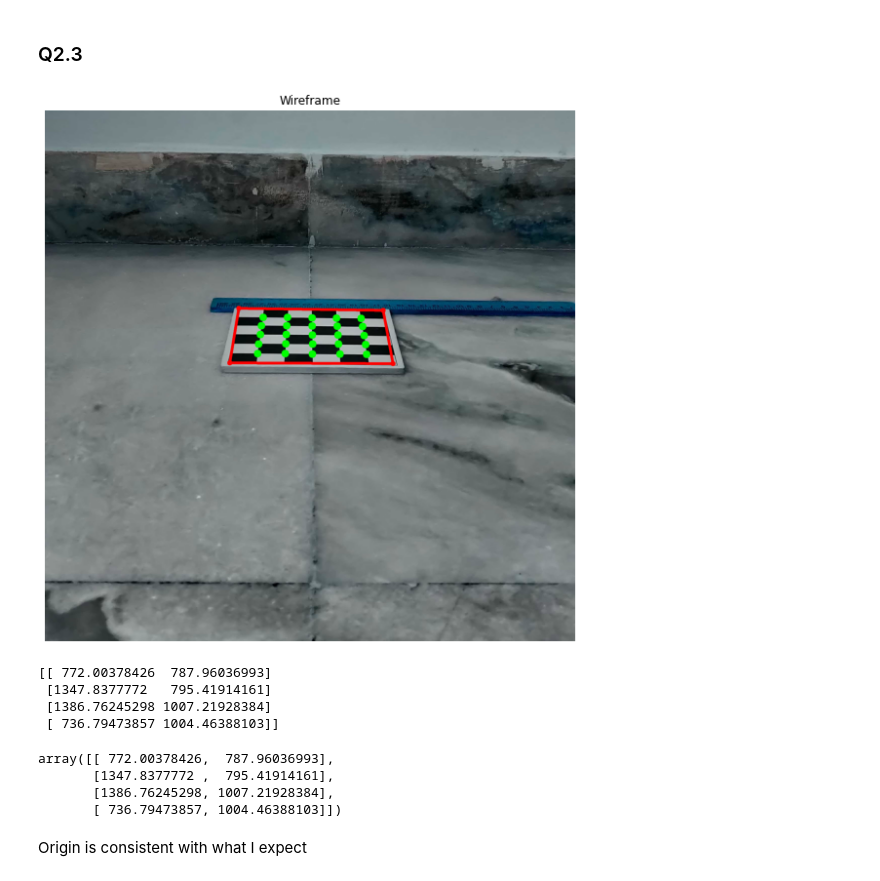
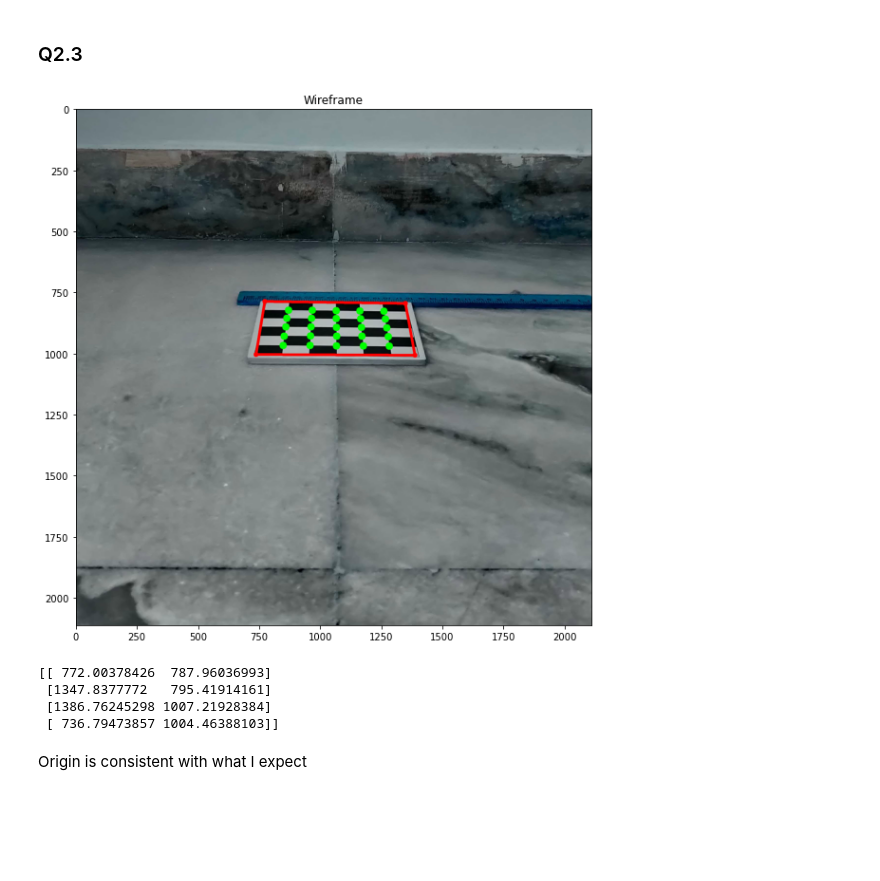
Before and after one commit to vatsasree/CV-Assignment-1, a Jupyter notebook: Assign1 - Sreevatsa.ipynb, the cells around one changed output. Drawn from its saved outputs; the diff is of its cells as text; code cells hidden in the pictures; blank space fills up the shorter version.

```diff
--- a/Assign1.ipynb
+++ b/Assign1 - Sreevatsa.ipynb
@@ -679,31 +679,29 @@ plot_wireframe(checkboard2, wireff2)
 # %%
 dst_img = checkboard2.copy()
 
 for i in range(len(wireframe_world_points2)):
     point = projection_matrix2 @ wireframe_world_points2_homogeneous[i]
     point = point / point[2]
     cv2.circle(dst_img, (int(point[0]), int(point[1])), 10, (0, 0, 255), -1)
 
     if i < len(wireframe_world_points2) - 1:
         next_point = projection_matrix2 @ wireframe_world_points2_homogeneous[i + 1]
         next_point = next_point / next_point[2]
         cv2.line(dst_img, (int(point[0]), int(point[1])), (int(next_point[0]), int(next_point[1])), (0, 0,2550), 10)
 
 next_point = projection_matrix2 @ wireframe_world_points2_homogeneous[0]
 next_point = next_point / next_point[2]
 cv2.line(dst_img, (int(point[0]), int(point[1])), (int(next_point[0]), int(next_point[1])), (0, 0,2550), 10)
 
 
 for i in corners1_2:
     cv2.circle(dst_img,(int(i[0][0]), int(i[0][1])),15,(0,255,0),-1)
 
 plt.imshow(cv2.cvtColor(dst_img, cv2.COLOR_BGR2RGB))
 plt.title('Wireframe')
-plt.axis('off')
 plt.gcf().set_size_inches(10, 10)
-plt.show()
 # %% [output]
-[figure, old version]
+[figure, new version]
 # %%
 wireframe_2D = project_3D_2D(projection_matrix2, wireframe_world_points2,4)
 print(wireframe_2D)
@@ -712,13 +710,6 @@ print(wireframe_2D)
  [1347.8377772   795.41914161]
  [1386.76245298 1007.21928384]
  [ 736.79473857 1004.46388103]]
-# %%
-wireframe_2D
-# %% [output]
-array([[ 772.00378426,  787.96036993],
-       [1347.8377772 ,  795.41914161],
-       [1386.76245298, 1007.21928384],
-       [ 736.79473857, 1004.46388103]])
 # %% [markdown]
 Origin is consistent with what I expect
 # %% [markdown]
```
Also changed, not shown: parts of 9 cells of this notebook.
